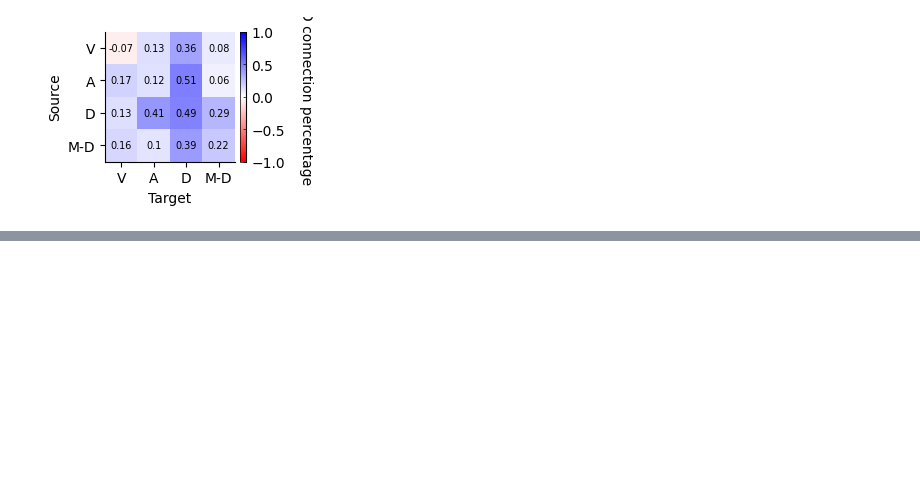
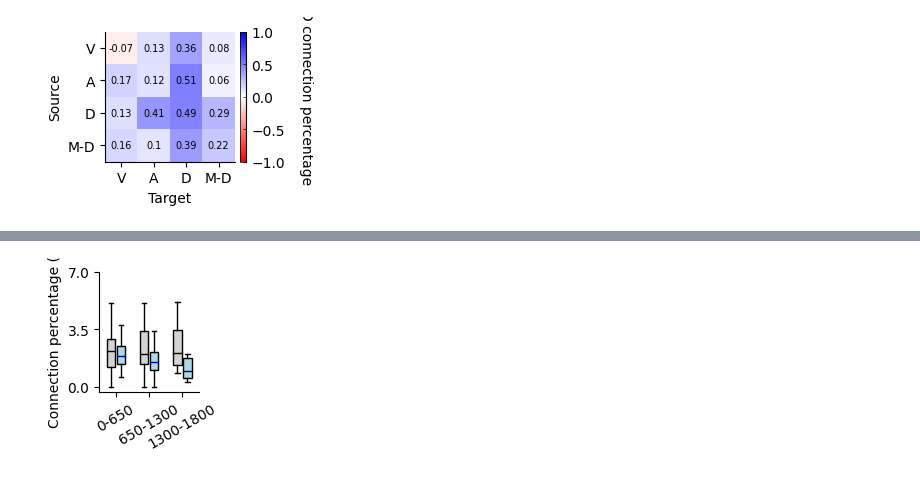
Before and after one commit to Iacaruso-lab/Bianchini2025_SC, a Jupyter notebook: Figures_code/Supplementary_Figure6.ipynb, the cells around one changed output, grey strips where cells are left out. Drawn from its saved outputs; the diff is of its cells as text; code cells hidden in the pictures; blank space fills up the shorter version.

```diff
--- a/Figures_code/Supplementary_Figure6.ipynb
+++ b/Figures_code/Supplementary_Figure6.ipynb
@@ -1,14 +1,8 @@
 # %%
 # define relevants paths and load functions and libraries
 
-%run C:\\Users\\bianchg\\Documents\\GitHub\\Bianchini2025_SC\\Analysis\\helper_functions\\functions_analysis.py
+%run Bianchini2025_SC\\Analysis\\helper_functions\\functions_analysis.py
 
-data_path = 'paper_code\\Datasets\\' # your data path
-saving_path = 'paper_code\\Figures_output\\' # your saving figures path
-
-data_path = 'Z:\\home\\shared\\Gaia\\Coliseum\\Delays\\paper_code\\Datasets\\'
-saving_path = 'C:\\Users\\bianchg\\Documents\\GitHub\\Bianchini2025_SC\\Figures_output\\'
+data_path = 'Bianchini2025_SC\\Datasets\\' # your data path
+saving_path = 'Bianchini2025_SC\\Figures_output\\' # your saving figures path
-# %%
-data_path = 'Z:\\home\\shared\\Gaia\\Coliseum\\Delays\\paper_code\\Datasets\\'
-saving_path = 'C:\\Users\\bianchg\\Documents\\GitHub\\Bianchini2025_SC\\Figures_output\\'
 # %%
@@ -257,0 +208,82 @@ cbar.outline.set_linewidth(0.5)
+# %%
+# Plot connection percentage as a function of location along ML axis - Fig 6F
+
+load_dir = ''.join([data_path,'connectivity_dataset\\conn_perc_AP.npz'])
+data = np.load(load_dir)
+
+all_AP = data['all_AP']
+all_perc_conn = data['all_perc_conn']
+actual_lengthAP = data['actual_lengthAP']
+
+load_dir = ''.join([data_path,'connectivity_dataset\\conn_perc_AP_zerolag.npz'])
+data = np.load(load_dir)
+
+all_perc_conn_zerolag = data['all_perc_conn']
+
+# Define your bin edges and labels
+bin_edges_AP = np.array([0, 650, 1300, 1800, 2300])
+bin_labels = ['0-650', '650-1300', '1300-1800', '1950-2600']
+
+# Helper function to bin and group the data
+def get_groups(all_AP, all_perc, bin_edges, actual_lengthAP):
+    all_AP = np.array(all_AP)
+    all_perc = np.array(all_perc)
+
+    all_AP2 = all_AP[~np.isnan(all_AP)]
+    all_perc2 = all_perc[~np.isnan(all_AP)]
+
+    all_AP3 = np.append(all_AP2, [0, actual_lengthAP])
+    all_perc3 = np.append(all_perc2, [np.nan, np.nan])
+
+    ids_AP = np.digitize(all_AP3, bin_edges) - 1
+    ids_AP = ids_AP[:-2]
+    all_perc3 = all_perc3[:-2]
+
+    groups = [all_perc3[ids_AP == i][~np.isnan(all_perc3[ids_AP == i])]
+              for i in range(len(bin_edges) - 1)]
+    return groups
+
+# Group your data
+groups1 = get_groups(all_AP, all_perc_conn, bin_edges_AP, actual_lengthAP)
+groups2 = get_groups(all_AP, all_perc_conn_zerolag, bin_edges_AP, actual_lengthAP)
+
+# Plotting
+fig, ax = plt.subplots(figsize=(1, 1.2))
+plt.subplots_adjust(left=0, right=1, bottom=0, top=1)
+positions1 = np.arange(len(groups1)) - 0.15
+positions2 = np.arange(len(groups2)) + 0.15
+
+bp1 = ax.boxplot(groups1, positions=positions1, widths=0.25,
+                 patch_artist=True, showfliers=False,
+                 boxprops=dict(facecolor='lightgray'),
+                 medianprops=dict(color='black'))
+
+bp2 = ax.boxplot(groups2, positions=positions2, widths=0.25,
+                 patch_artist=True, showfliers=False,
+                 boxprops=dict(facecolor='lightblue'),
+                 medianprops=dict(color='darkblue'))
+
+ax.set_xticks(np.arange(len(bin_labels)-1))
+ax.set_xticklabels(bin_labels[:-1], rotation=30)
+ax.set_xlim([-0.5,2.5])
+ax.set_ylabel('Connection percentage (%)')
+ax.set_ylim([-0.3, 7])
+ax.set_yticks([0,7/2,7])
+ax.spines['top'].set_visible(False)
+ax.spines['right'].set_visible(False)
+
+# Kruskal-Wallis test
+# Only include bins with non-empty data
+filtered_groups1 = [g for g in groups1 if len(g) > 0]
+filtered_groups2 = [g for g in groups2 if len(g) > 0]
+
+stat1, pval1 = stats.kruskal(*filtered_groups1)
+print(f"Kruskal-Wallis test (Original): p = {pval1:.4f}")
+
+stat2, pval2 = stats.kruskal(*filtered_groups2)
+print(f"Kruskal-Wallis test (Zerolag): p = {pval2:.4f}")
+
+# define a saving directory and save it
+dir = ''.join([saving_path,'Supplementary_Figure6F.svg'])
+fig.savefig(dir, dpi=300,format='svg',bbox_inches='tight', pad_inches=0)
+# %% [output]
@@ -257,0 +292 @@ cbar.outline.set_linewidth(0.5)
+[figure, added]
```
Also changed, not shown: parts of 8 cells of this notebook, 18 other files.
